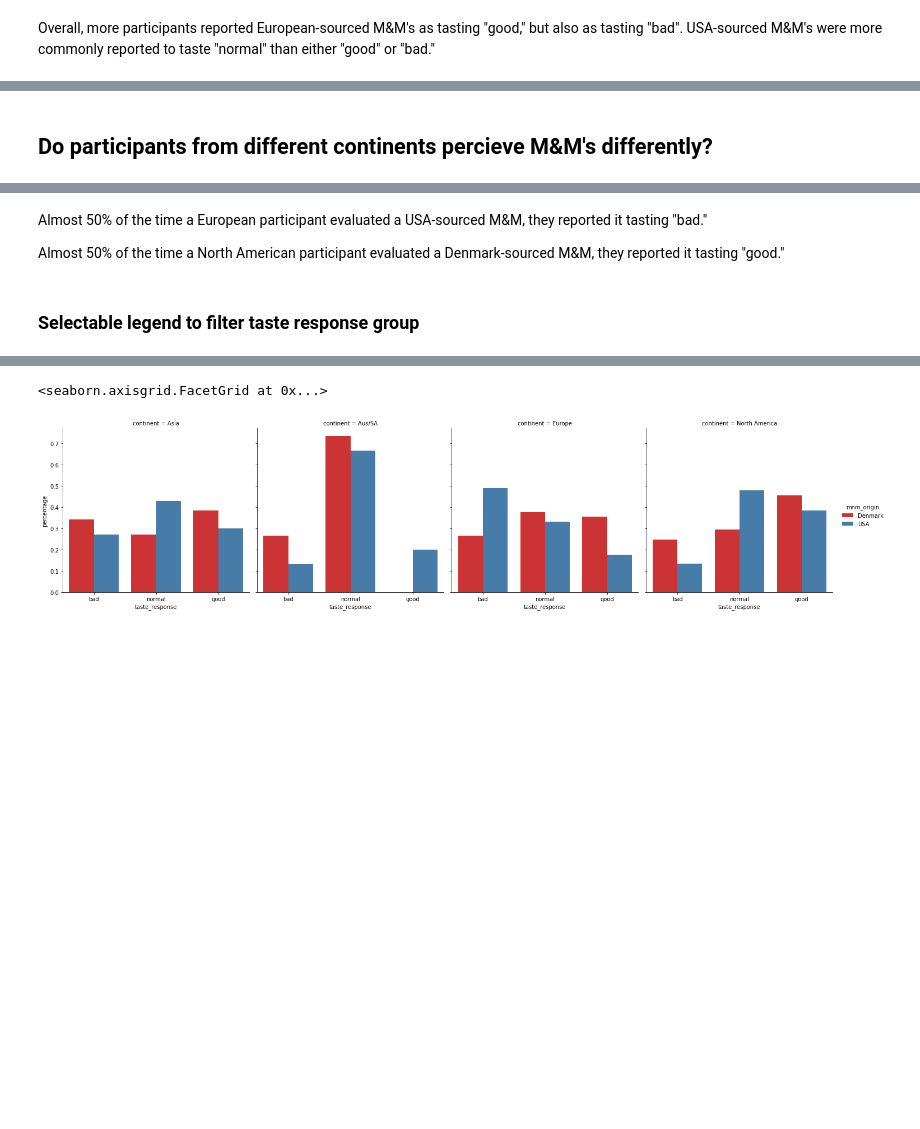
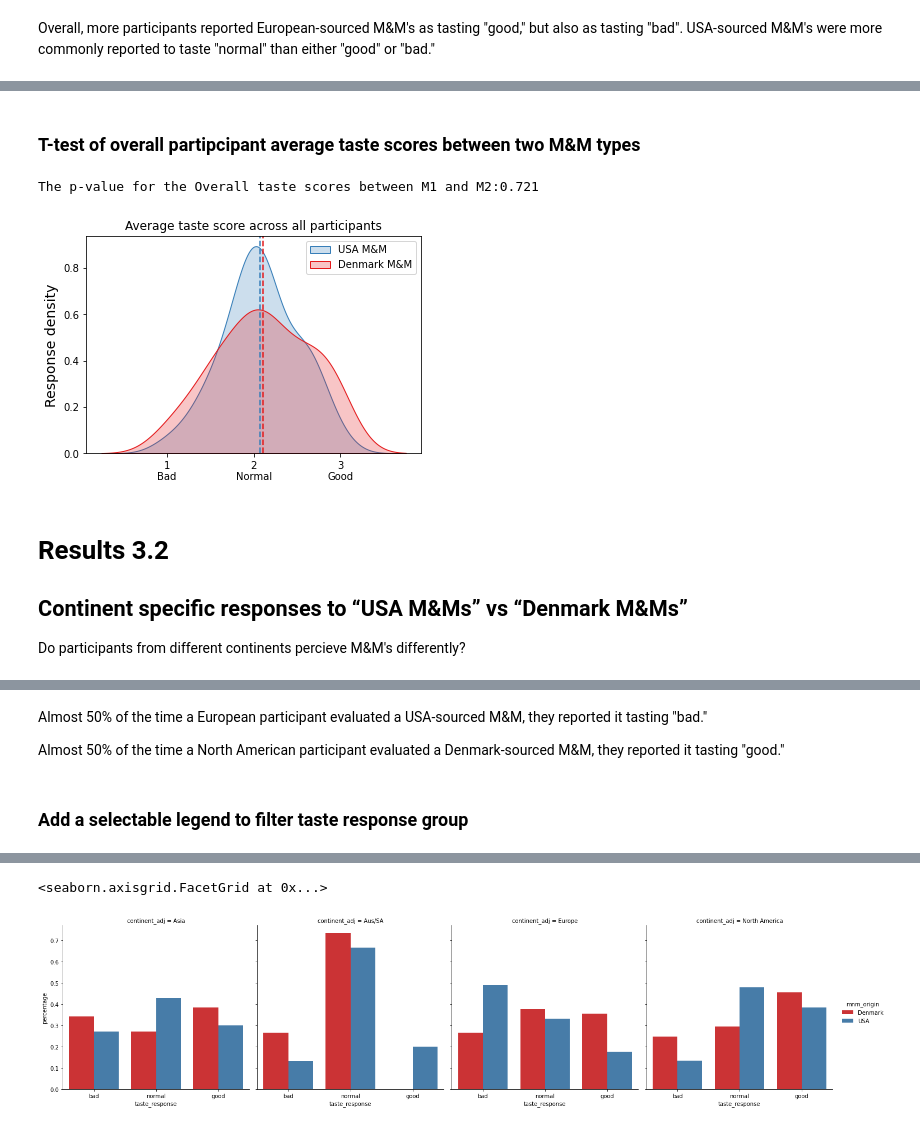
Before and after one commit to erinhwilson/mnm-taste-test, a Jupyter notebook: mnm_analysis.ipynb, the cells around one changed output, grey strips where cells are left out. Saved outputs shown, nothing was run; the diff lists cells and outputs as text; code cells hidden in the pictures; blank space fills up the shorter version.

```diff
--- a/mnm_analysis.ipynb
+++ b/mnm_analysis.ipynb
@@ -170,0 +175,5 @@ df
+# %%
+table_count = df.groupby(['mnm_origin','continent_adj'])['taste_response'].value_counts()
+table_perc = df.groupby(['mnm_origin','continent_adj'])['taste_response'].value_counts(normalize=True)
+cont_table = pd.concat([table_count,table_perc], axis=1, keys=['count', 'percentage'])
+cont_table
@@ -170,0 +201,9 @@ df
+# %%
+#table.reset_index()
+cont_table2 = pd.DataFrame()
+cont_table2['mnm_origin'] = cont_table.index.get_level_values(0)
+cont_table2['continent_adj'] = cont_table.index.get_level_values(1)
+cont_table2['taste_response'] = cont_table.index.get_level_values(2)
+cont_table2['count'] = cont_table['count'].values
+cont_table2['percentage'] = cont_table['percentage'].values
+cont_table2
@@ -171,4 +365,37 @@ df
+# %% [markdown]
+### T-test of overall partipcipant average taste scores between two M&M types
+# %%
+m1_aves = pdf['m1_ave'].values
+m2_aves = pdf['m2_ave'].values
+
+overall_m1_m2_pval = stats.ttest_ind(a=m1_aves, b=m2_aves, equal_var=True)[1]
+
+print(f"The p-value for the Overall taste scores between M1 and M2:{overall_m1_m2_pval:.3f}")
+
+
+# Figure
+fig,ax = plt.subplots()
+color_origin = sns.color_palette('Set1')
+
+sns.kdeplot(x=m1_aves,fill=True,label='USA M&M',color=color_origin[1])
+sns.kdeplot(x=m2_aves,fill=True,label='Denmark M&M',color=color_origin[0])
+
+plt.axvline(np.mean(m1_aves),c=color_origin[1],linestyle='--')
+plt.axvline(np.mean(m2_aves),c=color_origin[0],linestyle='--')
+
+plt.xticks([1,2,3])
+labels = ['1\nBad', '2\nNormal','3\nGood']
+ax.set_xticklabels(labels)
+plt.ylabel("Response density",fontsize=14)
+plt.title("Average taste score across all participants")
+plt.legend()
+fig.savefig('figs/all_data_response_density.jpg',dpi=200)
+# %% [output]
+The p-value for the Overall taste scores between M1 and M2:0.721
+[figure, added]
 # %% [markdown]
-## Do participants from different continents percieve M&M's differently?
+# Results 3.2
+## Continent specific responses to “USA M&Ms” vs “Denmark M&Ms”
+Do participants from different continents percieve M&M's differently?
 # %%
 cont_perc = alt.Chart(df).mark_bar(size=40).encode(
@@ -194,7 +424,7 @@ Almost 50% of the time a European participant evaluated a USA-sourced M&M, they
 
 Almost 50% of the time a North American participant evaluated a Denmark-sourced M&M, they reported it tasting "good."
 # %% [markdown]
-### Selectable legend to filter taste response group
+### Add a selectable legend to filter taste response group
 # %%
 selection = alt.selection_multi(fields=['taste_response'], bind='legend')
 
```
Also changed, not shown: parts of 167 cells of this notebook.
